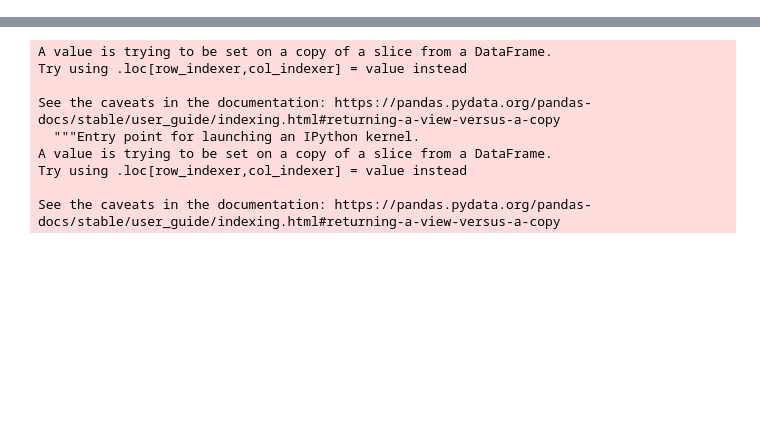
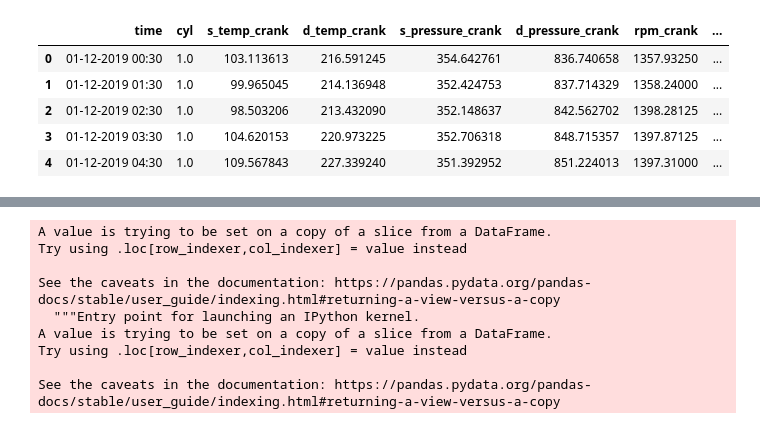
Before and after one commit to theAkhileshRai/DeepLearning, a Jupyter notebook: AssetLvl_Pred_lNN_BinaryClassifierDCP.ipynb, the cells around one changed output, grey strips where cells are left out. Saved outputs shown, nothing was run; the diff lists cells and outputs as text; code cells hidden in the pictures; blank space fills up the shorter version.

```diff
--- a/AssetLvl_Pred_lNN_BinaryClassifierDCP.ipynb
+++ b/AssetLvl_Pred_lNN_BinaryClassifierDCP.ipynb
@@ -27,0 +28,9 @@ df = pd.read_csv('/content/Train_data_laest.csv',index_col=False)
+# %%
+df.head()
+# %% [output]
+|  | time | cyl | s_temp_crank | d_temp_crank | s_pressure_crank | d_pressure_crank | rpm_crank | ... |
+| 0 | 01-12-2019 00:30 | 1.0 | 103.113613 | 216.591245 | 354.642761 | 836.740658 | 1357.93250 | ... |
+| 1 | 01-12-2019 01:30 | 1.0 | 99.965045 | 214.136948 | 352.424753 | 837.714329 | 1358.24000 | ... |
+| 2 | 01-12-2019 02:30 | 1.0 | 98.503206 | 213.432090 | 352.148637 | 842.562702 | 1398.28125 | ... |
+| 3 | 01-12-2019 03:30 | 1.0 | 104.620153 | 220.973225 | 352.706318 | 848.715357 | 1397.87125 | ... |
+| 4 | 01-12-2019 04:30 | 1.0 | 109.567843 | 227.339240 | 351.392952 | 851.224013 | 1397.31000 | ... |
```
Also changed, not shown: parts of 35 cells of this notebook.
